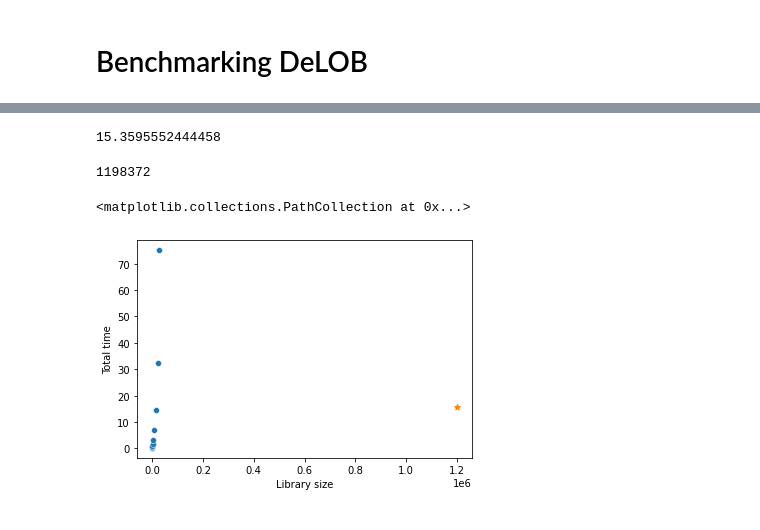
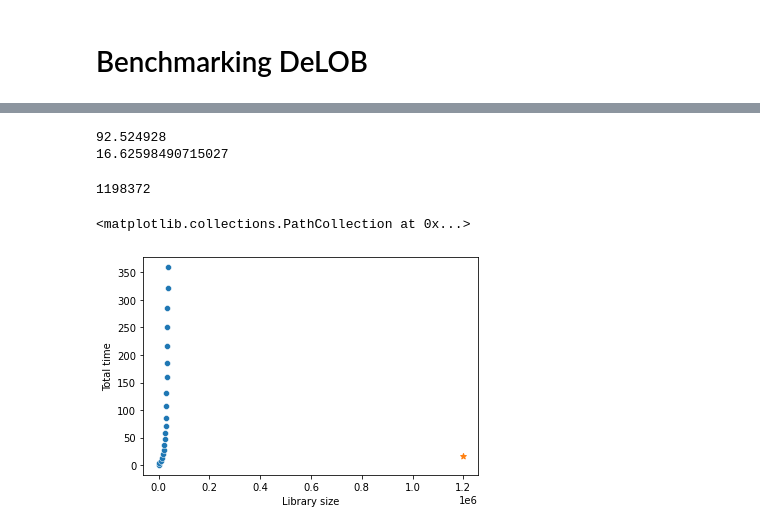
Before and after one commit to ggdna/seqwalk_paper_reproducibility, a Jupyter notebook: DeLOB_benchmarks.ipynb, the cells around one changed output, grey strips where cells are left out. Drawn from its saved outputs; the diff is of its cells as text; code cells hidden in the pictures.

```diff
--- a/DeLOB_benchmarks.ipynb
+++ b/DeLOB_benchmarks.ipynb
@@ -15,5 +18,6 @@ import matplotlib.pyplot as plt
 # %%
-lib_size=np.logspace(3, 5, 10, dtype=int)
+lib_size = np.linspace(10**3, 2*10**5, 20, dtype=int)
+print(lib_size)
 
 d = {
     "Candidate space" : [],
@@ -23,6 +27,7 @@ d = {
     "Network elimination time" : [],
     "Total time" : [],
     "Library size" : [],
+    "Peak memory usage (GB)" : []
 }
 
 for N in tqdm(lib_size):
@@ -32,16 +37,14 @@ for N in tqdm(lib_size):
     # generate random seqs
     lib = ["".join(np.random.choice(["A", "C", "G", "T"], size=25)) for _ in range(N)]
 
-    # save as FASTA
+#     save as FASTA
     seqs = [SeqRecord(Seq(lib[l]), id="seq%d"%l) for l in range(len(lib))]
     SeqIO.write(seqs, "seqs.fasta", "fasta")
-
     t1 = time()
 
     cmd= 'blastn -query seqs.fasta -subject seqs.fasta -outfmt 6 -out res -dust no -word_size 11'
     cmd = cmd.split()
     subprocess.Popen(cmd).wait()
-
     df = pd.read_csv("res", sep='\t', header=None)
 #     # only perfect identity
 #     df = df[df[2] == 100]
@@ -66,7 +69,6 @@ for N in tqdm(lib_size):
                 trashbin.add(target)
 
     t3 = time()
-
     d["Candidate space"].append(N)
     d["Preprocessing time"].append(t1-t0)
     d["Number of BLAST records"].append(len(df))
@@ -74,3 +76,6 @@ for N in tqdm(lib_size):
     d["Network elimination time"].append(t3-t2)
     d["Total time"].append(t3-t0)
     d["Library size"].append(len(keeper))
+    mem = resource.getrusage(resource.RUSAGE_CHILDREN).ru_maxrss/10**6
+    d['Peak memory usage (GB)'].append(mem)
+#     print("Memory usage (GB): %f" % mem)
@@ -92,0 +123,9 @@ sns.scatterplot(res_df,
+# %%
+res_df = pd.DataFrame(d)
+
+sns.scatterplot(res_df,
+             y="Library size",
+             x="Peak memory usage (GB)")
+
+# plt.xscale('log')
+plt.yscale('log')
@@ -97,9 +138,12 @@ t0 = time()
 library = design.max_size(25, 12, alphabet="ACGT", prevented_patterns=[])
 t1 = time()
 
+mem = resource.getrusage(resource.RUSAGE_CHILDREN).ru_maxrss/10**6
+print(mem)
 print(t1-t0)
 # %% [output]
-15.3595552444458
+92.524928
+16.62598490715027
 # %%
 sw_time = t1-t0
 sw_ls = len(library)
@@ -108,10 +152,10 @@ print(sw_ls)
 1198372
 # %%
 sns.scatterplot(res_df,
-             y="Library size",
+             x="Library size",
              y="Total time")
 plt.scatter([sw_ls],[sw_time],  marker="*")
 # plt.yscale('log')
 # %% [output]
 <matplotlib.collections.PathCollection at 0x...>
-[figure, old version]
+[figure, new version]
```
Also changed, not shown: parts of 7 cells of this notebook, 2 other files.
